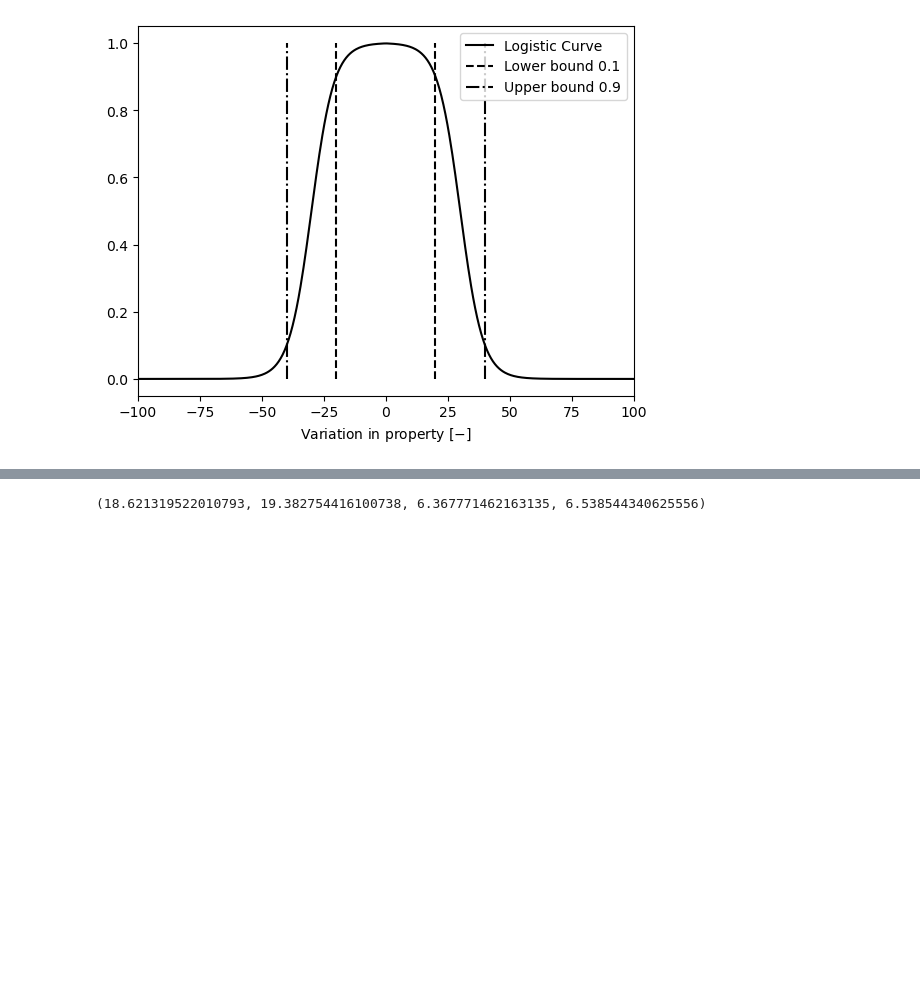
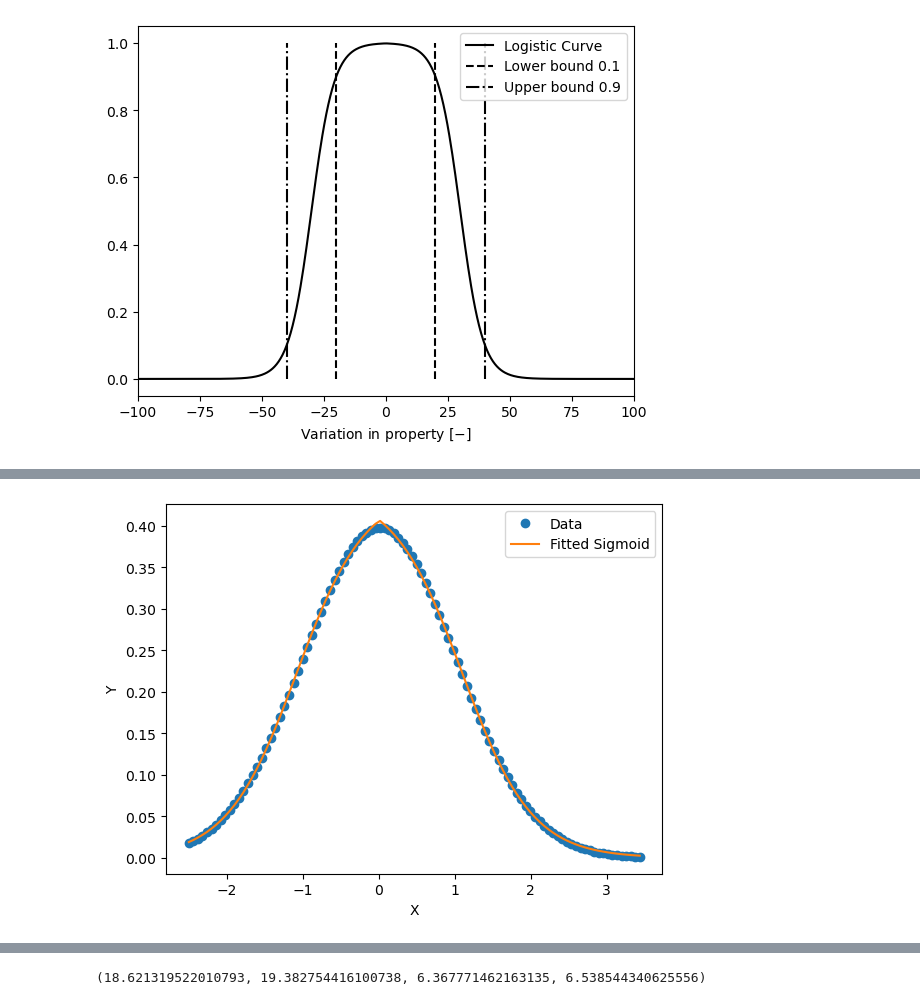
Before and after one commit to Bogumil-Matthew/ExoCcycle, a Jupyter notebook: JN/Development.ipynb, the cells around one changed output, grey strips where cells are left out. Saved outputs shown, nothing was run; the diff lists cells and outputs as text; code cells hidden in the pictures; blank space fills up the shorter version.

```diff
--- a/JN/Development.ipynb
+++ b/JN/Development.ipynb
@@ -267,0 +338,45 @@ plt.savefig("figures/EdgeWeightDescription/Logistic-Edge-Weight-decay.svg", dpi=
+# %%
+import numpy as np
+import matplotlib.pyplot as plt
+from scipy.stats import norm
+
+# Sample data (replace with your actual data)
+data = np.random.normal(loc=0, scale=1, size=1000)
+
+
+
+
+# Fit a normal distribution to the data
+mu, std = norm.fit(data)
+
+# Generate x values for plotting the PDF
+x = np.linspace(min(data), max(data), 100)
+
+# Calculate the PDF
+pdf = norm.pdf(x, mu, std)
+
+# Fit the pdf curve with a sigmoid function
+
+## Define fiting function
+def sigmoid(x, L, x0, k, s):
+   y = -L / (1 + np.exp(-k*np.abs(x-x0)+s))
+   return y
+## Initial guess for parameters
+p0 = [max(data), np.median(x), 1, .5]
+
+## Fit the curve
+popt, pcov = curve_fit(sigmoid, x, pdf, p0, method='dogbox')
+
+# Generate points for the fitted curve
+x_fit = np.linspace(min(x), max(x), 100)
+y_fit = sigmoid(x_fit, *popt)
+
+# Plot the data and fitted curve
+plt.plot(x, pdf, 'o', label='Data')
+plt.plot(x_fit, y_fit, '-', label='Fitted Sigmoid')
+plt.legend()
+plt.xlabel("X")
+plt.ylabel("Y")
+plt.show()
+# %% [output]
+[figure, added]
```
Also changed, not shown: parts of 3 cells of this notebook, 1 other file.
